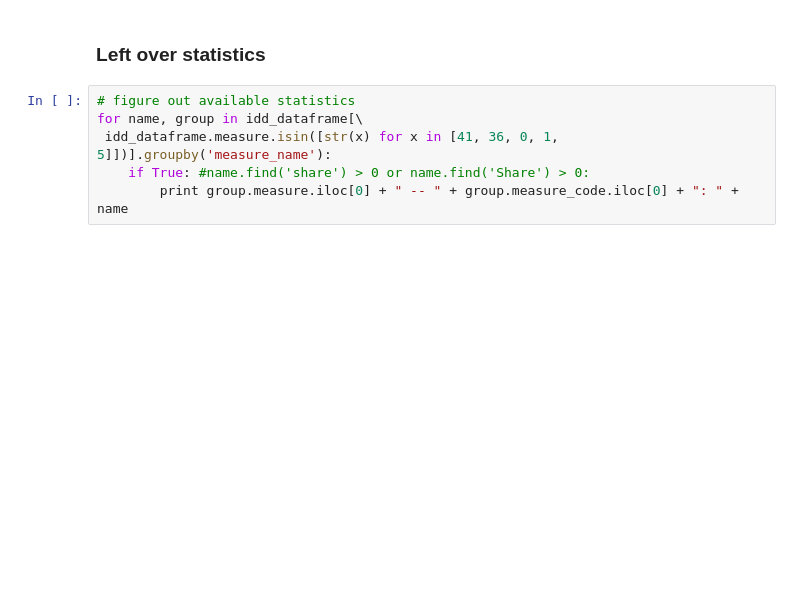
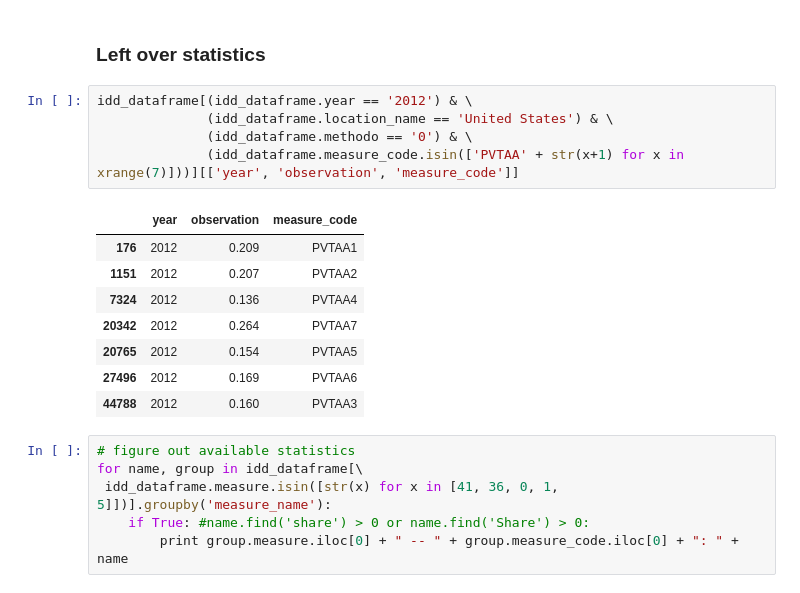
Before and after one commit to jameshowlett/middle_middle, a Jupyter notebook: python_2.7/middle_middle.ipynb, the cells around one changed output. Drawn from its saved outputs; the diff is of its cells as text; blank space fills up the shorter version.

```diff
--- a/middle_middle.ipynb
+++ b/python_2.7/middle_middle.ipynb
@@ -51,5 +255,19 @@ idd_interactive_plots.make_interactive_comparison_barchart(sources,
 # %% [markdown]
 ### Left over statistics
+# %%
+idd_dataframe[(idd_dataframe.year == '2012') & \
+              (idd_dataframe.location_name == 'United States') & \
+              (idd_dataframe.methodo == '0') & \
+              (idd_dataframe.measure_code.isin(['PVTAA' + str(x+1) for x in xrange(7)]))][['year', 'observation', 'measure_code']]
+# %% [output]
+|  | year | observation | measure_code |
+| 176 | 2012 | 0.209 | PVTAA1 |
+| 1151 | 2012 | 0.207 | PVTAA2 |
+| 7324 | 2012 | 0.136 | PVTAA4 |
+| 20342 | 2012 | 0.264 | PVTAA7 |
+| 20765 | 2012 | 0.154 | PVTAA5 |
+| 27496 | 2012 | 0.169 | PVTAA6 |
+| 44788 | 2012 | 0.160 | PVTAA3 |
 # %%
 # figure out available statistics
 for name, group in idd_dataframe[\
```
Also changed, not shown: parts of 4 cells of this notebook, 2 other files.
